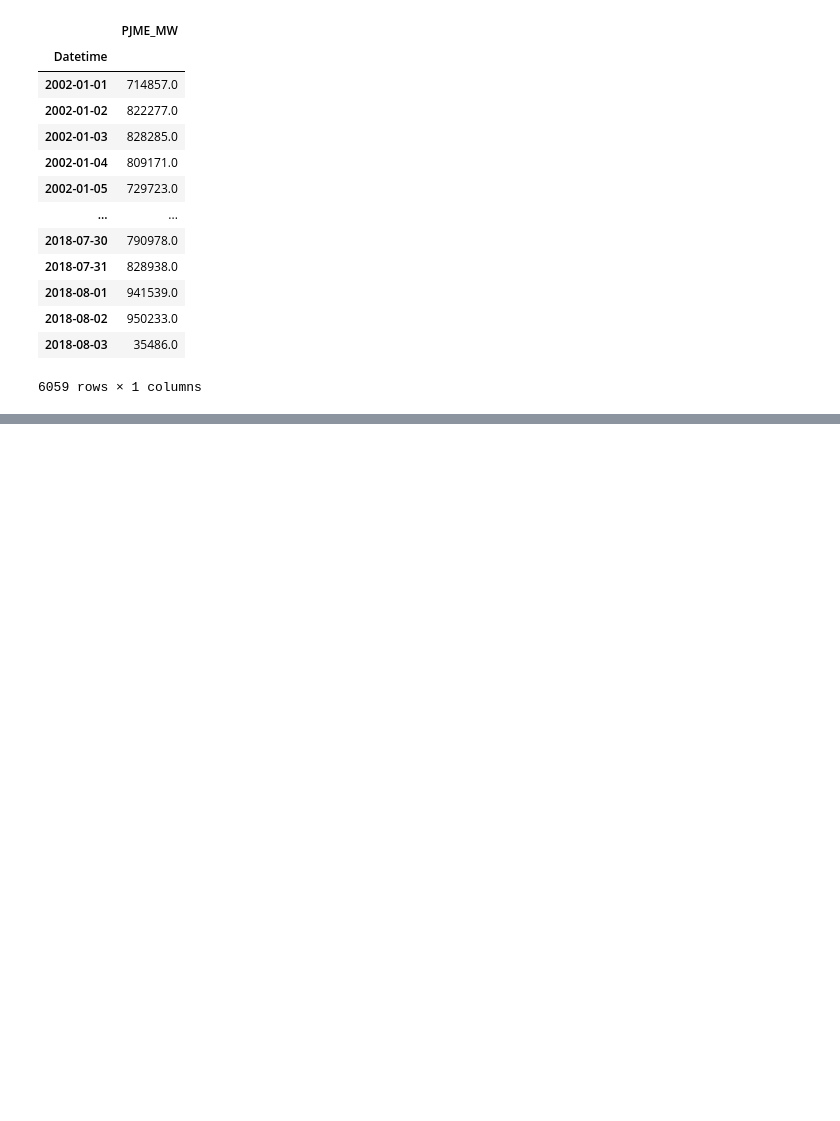
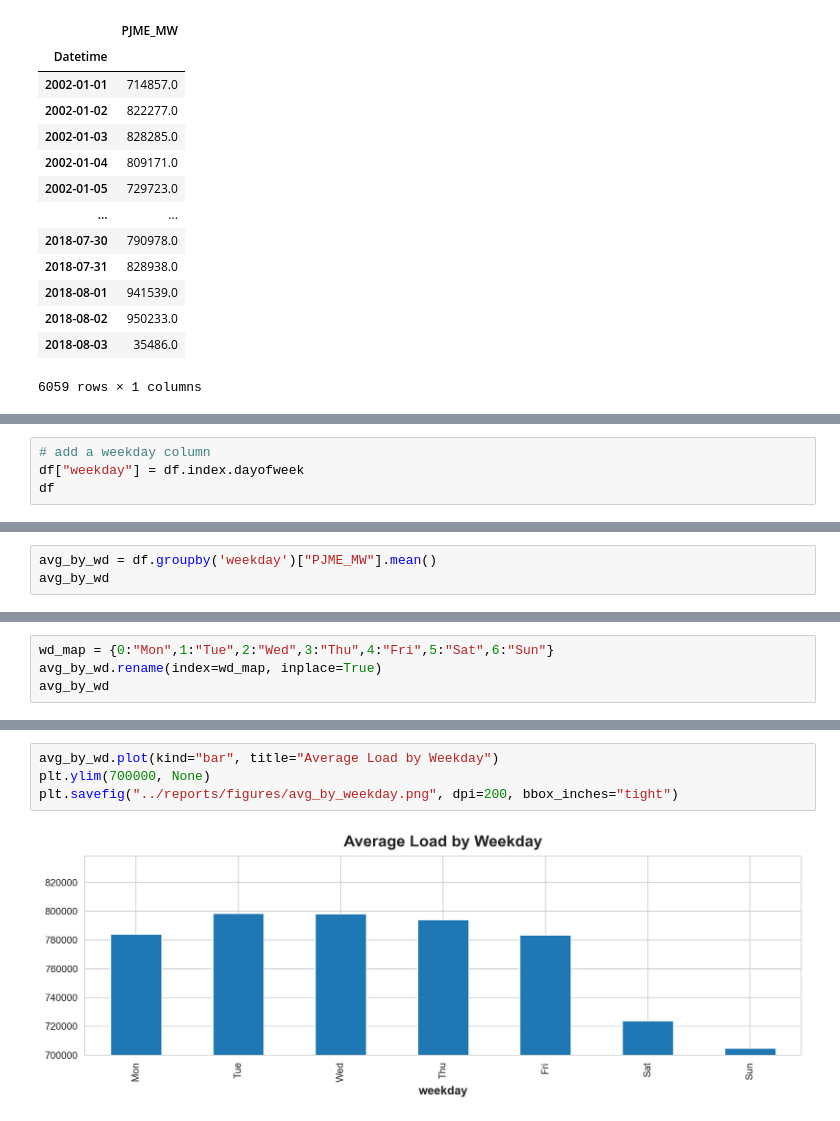
Before and after one commit to aly-ibrahim1/energy-forecasting-pjme, a Jupyter notebook: notebooks/01-eda.ipynb, the cells around one changed output, grey strips where cells are left out. Saved outputs shown, nothing was run; the diff lists cells and outputs as text; blank space fills up the shorter version.

```diff
--- a/notebooks/01-eda.ipynb
+++ b/notebooks/01-eda.ipynb
@@ -147,0 +215,4 @@ df_daily.to_period(freq='D')
+# %%
+# add a weekday column
+df["weekday"] = df.index.dayofweek
+df
@@ -147,0 +234,3 @@ df_daily.to_period(freq='D')
+# %%
+avg_by_wd = df.groupby('weekday')["PJME_MW"].mean()
+avg_by_wd
@@ -147,0 +247,4 @@ df_daily.to_period(freq='D')
+# %%
+wd_map = {0:"Mon",1:"Tue",2:"Wed",3:"Thu",4:"Fri",5:"Sat",6:"Sun"}
+avg_by_wd.rename(index=wd_map, inplace=True)
+avg_by_wd
@@ -147,0 +261,6 @@ df_daily.to_period(freq='D')
+# %%
+avg_by_wd.plot(kind="bar", title="Average Load by Weekday")
+plt.ylim(700000, None)
+plt.savefig("../reports/figures/avg_by_weekday.png", dpi=200, bbox_inches="tight")
+# %% [output]
+[figure, added]
```
Also changed, not shown: parts of 21 cells of this notebook.
